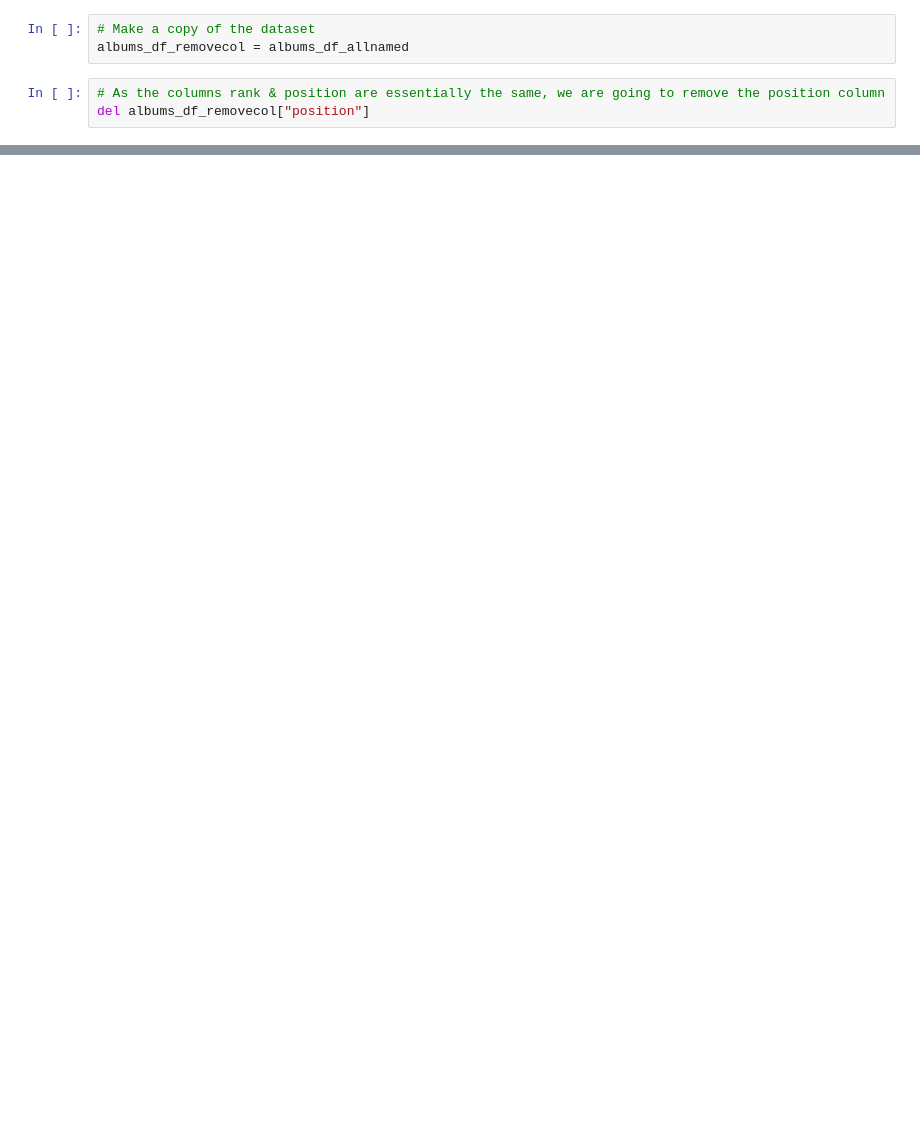
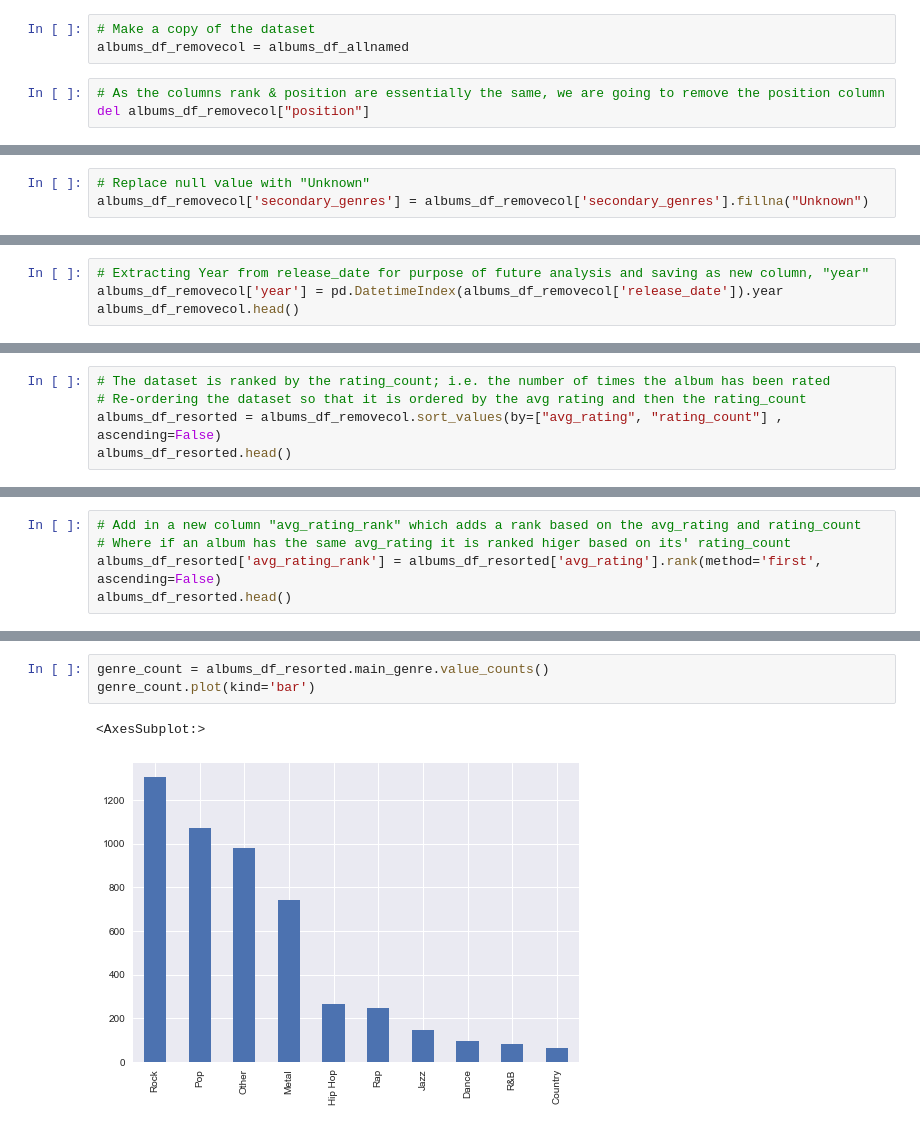
Before and after one commit to coshea1986/UCDPA_CathalOShea, a Jupyter notebook: RYM Top 5000 Album Analysis-checkpoint.ipynb, the cells around one changed output, grey strips where cells are left out. Saved outputs shown, nothing was run; the diff lists cells and outputs as text; blank space fills up the shorter version.

```diff
--- a/RYM Top 5000 Album Analysis-checkpoint.ipynb
+++ b/RYM Top 5000 Album Analysis-checkpoint.ipynb
@@ -127,0 +176,3 @@ Index(['rank', 'release_name', 'artist_name', 'release_date', 'release_type',
+# %%
+# Replace null value with "Unknown"
+albums_df_removecol['secondary_genres'] = albums_df_removecol['secondary_genres'].fillna("Unknown")
@@ -127,0 +202,4 @@ Index(['rank', 'release_name', 'artist_name', 'release_date', 'release_type',
+# %%
+# Extracting Year from release_date for purpose of future analysis and saving as new column, "year"
+albums_df_removecol['year'] = pd.DatetimeIndex(albums_df_removecol['release_date']).year
+albums_df_removecol.head()
@@ -127,0 +213,5 @@ Index(['rank', 'release_name', 'artist_name', 'release_date', 'release_type',
+# %%
+# The dataset is ranked by the rating_count; i.e. the number of times the album has been rated
+# Re-ordering the dataset so that it is ordered by the avg rating and then the rating_count
+albums_df_resorted = albums_df_removecol.sort_values(by=["avg_rating", "rating_count"] , ascending=False)
+albums_df_resorted.head()
@@ -127,0 +225,5 @@ Index(['rank', 'release_name', 'artist_name', 'release_date', 'release_type',
+# %%
+# Add in a new column "avg_rating_rank" which adds a rank based on the avg_rating and rating_count
+# Where if an album has the same avg_rating it is ranked higer based on its' rating_count
+albums_df_resorted['avg_rating_rank'] = albums_df_resorted['avg_rating'].rank(method='first', ascending=False)
+albums_df_resorted.head()
@@ -127,0 +237,6 @@ Index(['rank', 'release_name', 'artist_name', 'release_date', 'release_type',
+# %%
+genre_count = albums_df_resorted.main_genre.value_counts()
+genre_count.plot(kind='bar')
+# %% [output]
+<AxesSubplot:>
+[figure, added]
```
Also changed, not shown: parts of 16 cells of this notebook.
